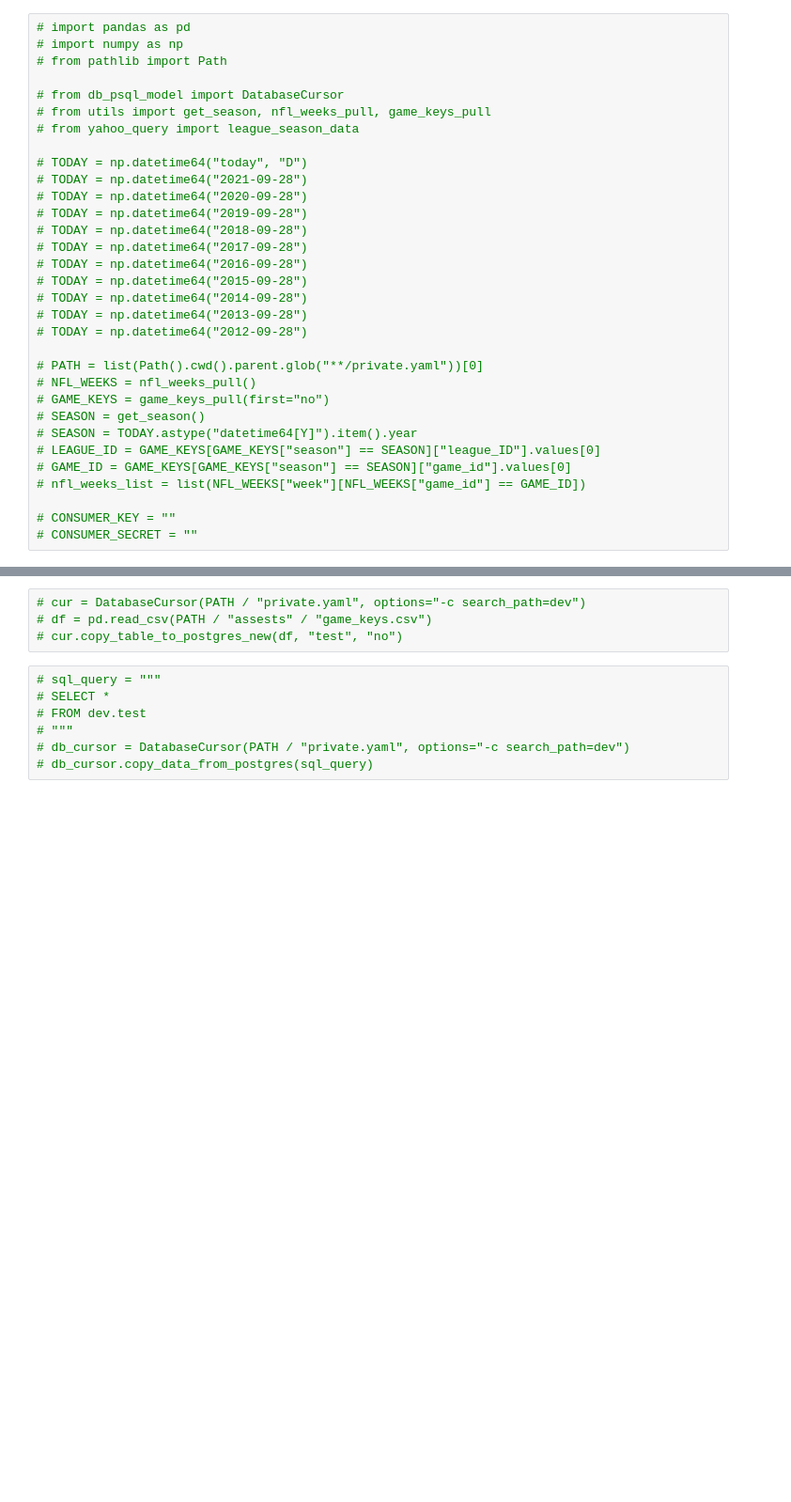
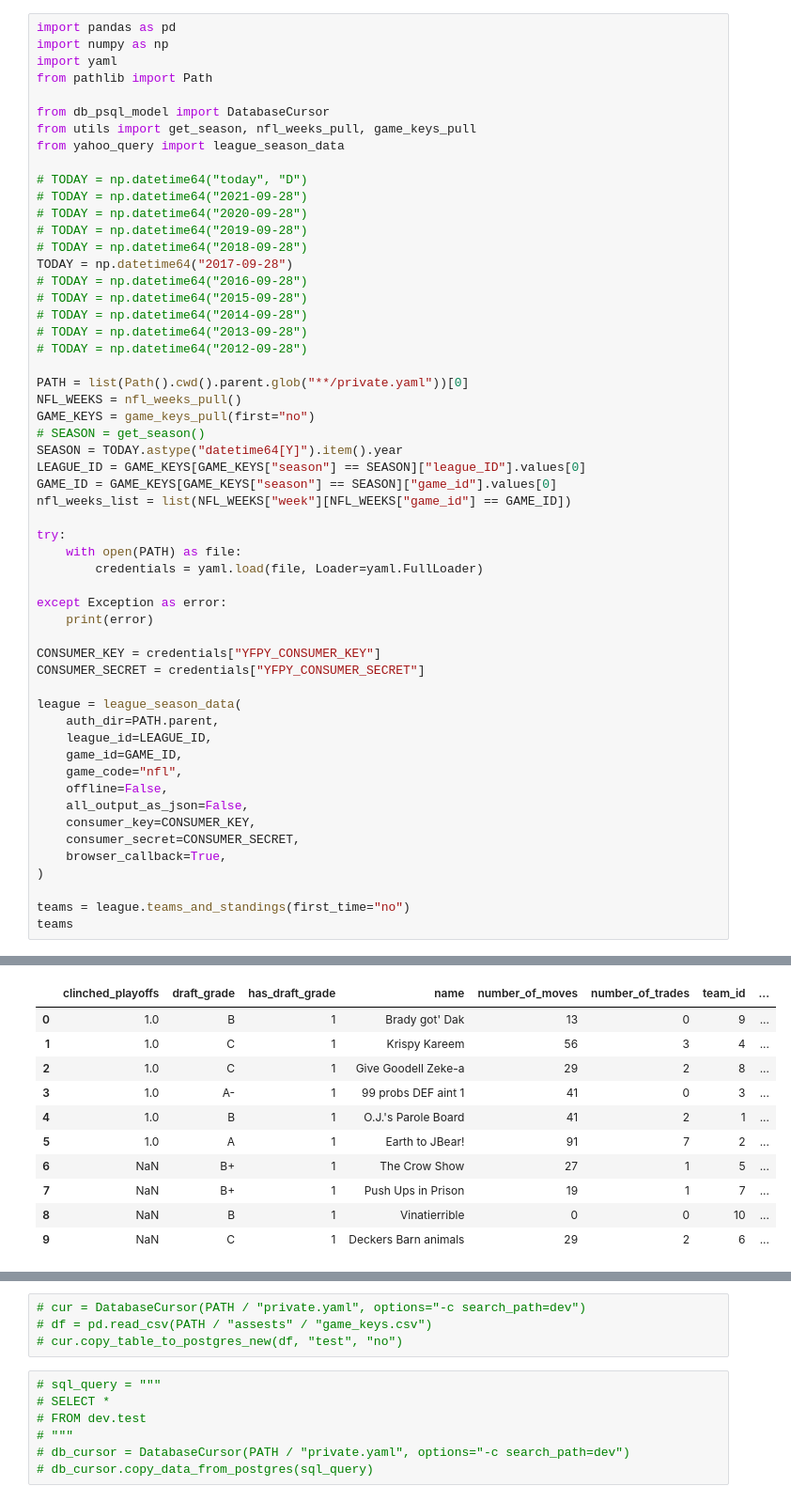
Before and after one commit to cuddebtj/Yahoo_Data, a Jupyter notebook: scripts/worksheet_1.ipynb, the cells around one changed output, grey strips where cells are left out. Shown at 94% size. Drawn from its saved outputs; the diff is of its cells as text; blank space fills up the shorter version.

```diff
--- a/scripts/worksheet_1.ipynb
+++ b/scripts/worksheet_1.ipynb
@@ -1,32 +1,56 @@
 # %%
-# import pandas as pd
-# import numpy as np
-# from pathlib import Path
+import pandas as pd
+import numpy as np
+import yaml
+from pathlib import Path
 
-# from db_psql_model import DatabaseCursor
-# from utils import get_season, nfl_weeks_pull, game_keys_pull
-# from yahoo_query import league_season_data
+from db_psql_model import DatabaseCursor
+from utils import get_season, nfl_weeks_pull, game_keys_pull
+from yahoo_query import league_season_data
 
 # TODAY = np.datetime64("today", "D")
 # TODAY = np.datetime64("2021-09-28")
 # TODAY = np.datetime64("2020-09-28")
 # TODAY = np.datetime64("2019-09-28")
 # TODAY = np.datetime64("2018-09-28")
-# TODAY = np.datetime64("2017-09-28")
+TODAY = np.datetime64("2017-09-28")
 # TODAY = np.datetime64("2016-09-28")
 # TODAY = np.datetime64("2015-09-28")
 # TODAY = np.datetime64("2014-09-28")
 # TODAY = np.datetime64("2013-09-28")
 # TODAY = np.datetime64("2012-09-28")
 
-# PATH = list(Path().cwd().parent.glob("**/private.yaml"))[0]
-# NFL_WEEKS = nfl_weeks_pull()
-# GAME_KEYS = game_keys_pull(first="no")
+PATH = list(Path().cwd().parent.glob("**/private.yaml"))[0]
+NFL_WEEKS = nfl_weeks_pull()
+GAME_KEYS = game_keys_pull(first="no")
 # SEASON = get_season()
-# SEASON = TODAY.astype("datetime64[Y]").item().year
-# LEAGUE_ID = GAME_KEYS[GAME_KEYS["season"] == SEASON]["league_ID"].values[0]
-# GAME_ID = GAME_KEYS[GAME_KEYS["season"] == SEASON]["game_id"].values[0]
-# nfl_weeks_list = list(NFL_WEEKS["week"][NFL_WEEKS["game_id"] == GAME_ID])
+SEASON = TODAY.astype("datetime64[Y]").item().year
+LEAGUE_ID = GAME_KEYS[GAME_KEYS["season"] == SEASON]["league_ID"].values[0]
+GAME_ID = GAME_KEYS[GAME_KEYS["season"] == SEASON]["game_id"].values[0]
+nfl_weeks_list = list(NFL_WEEKS["week"][NFL_WEEKS["game_id"] == GAME_ID])
 
-# CONSUMER_KEY = ""
-# CONSUMER_SECRET = ""
+try:
+    with open(PATH) as file:
+        credentials = yaml.load(file, Loader=yaml.FullLoader)
+
+except Exception as error:
+    print(error)
+
+CONSUMER_KEY = credentials["YFPY_CONSUMER_KEY"]
+CONSUMER_SECRET = credentials["YFPY_CONSUMER_SECRET"]
+
+league = league_season_data(
+    auth_dir=PATH.parent,
+    league_id=LEAGUE_ID,
+    game_id=GAME_ID,
+    game_code="nfl",
+    offline=False,
+    all_output_as_json=False,
+    consumer_key=CONSUMER_KEY,
+    consumer_secret=CONSUMER_SECRET,
+    browser_callback=True,
+)
+
+teams = league.teams_and_standings(first_time="no")
+teams
+# %% [output]
@@ -32,0 +102,11 @@
+|  | clinched_playoffs | draft_grade | has_draft_grade | name | number_of_moves | number_of_trades | team_id | ... |
+| 0 | 1.0 | B | 1 | Brady got' Dak | 13 | 0 | 9 | ... |
+| 1 | 1.0 | C | 1 | Krispy Kareem | 56 | 3 | 4 | ... |
+| 2 | 1.0 | C | 1 | Give Goodell Zeke-a | 29 | 2 | 8 | ... |
+| 3 | 1.0 | A- | 1 | 99 probs DEF aint 1 | 41 | 0 | 3 | ... |
+| 4 | 1.0 | B | 1 | O.J.'s Parole Board | 41 | 2 | 1 | ... |
+| 5 | 1.0 | A | 1 | Earth to JBear! | 91 | 7 | 2 | ... |
+| 6 | NaN | B+ | 1 | The Crow Show | 27 | 1 | 5 | ... |
+| 7 | NaN | B+ | 1 | Push Ups in Prison | 19 | 1 | 7 | ... |
+| 8 | NaN | B | 1 | Vinatierrible | 0 | 0 | 10 | ... |
+| 9 | NaN | C | 1 | Deckers Barn animals | 29 | 2 | 6 | ... |
```
Also changed, not shown: parts of 2 cells of this notebook, 2 other files.
